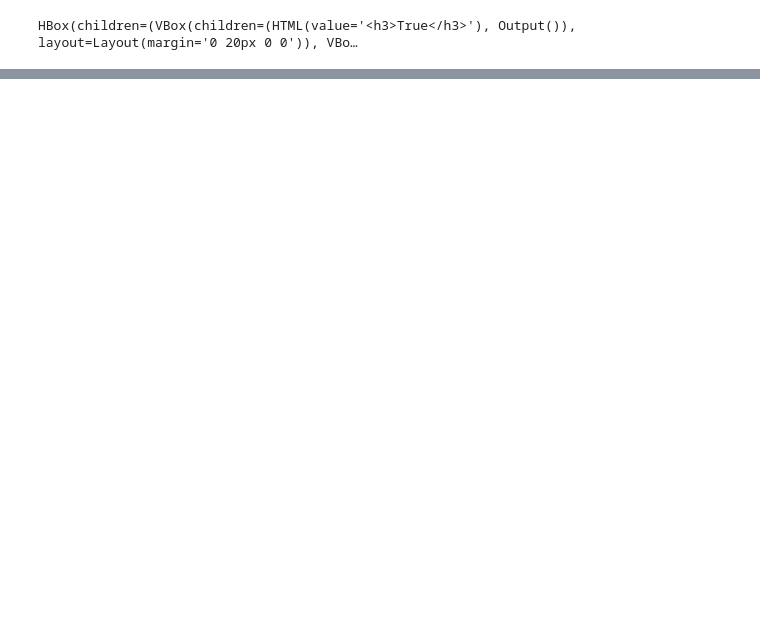
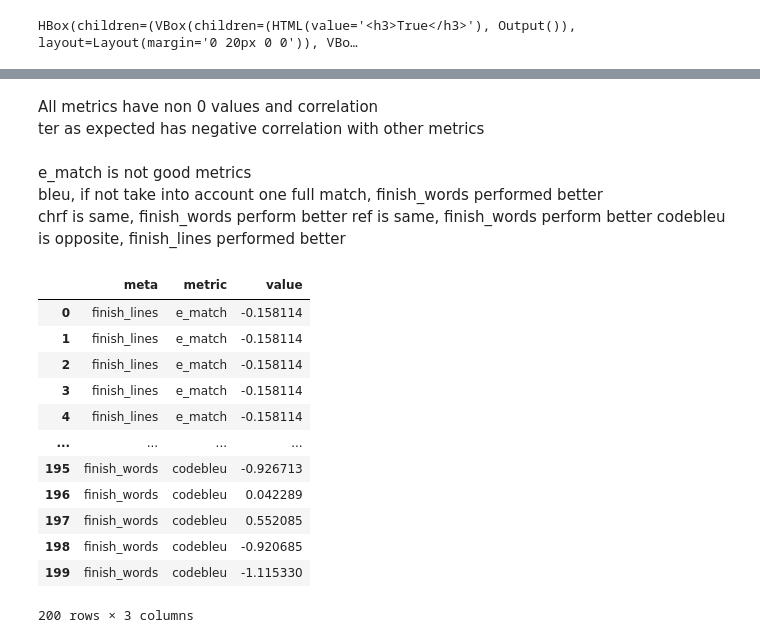
Before and after one commit to grach0v/CoCo, a Jupyter notebook: code/analysis.ipynb, the cells around one changed output, grey strips where cells are left out. Drawn from its saved outputs; the diff is of its cells as text; code cells hidden in the pictures; blank space fills up the shorter version.

```diff
--- a/code/analysis.ipynb
+++ b/code/analysis.ipynb
@@ -281,0 +343,37 @@ WARNING:root:WARNING: There is no reference data-flows extracted from the whole
+# %% [markdown]
+All metrics have non 0 values and correlation
+ter as expected has negative correlation with other metrics
+# %%
+df_show = df.copy()
+df_show[metrics] = df_show[metrics] / df_show[metrics].std()
+df_show[metrics] -= df_show[metrics].mean()
+df_show = df_show[['meta'] + metrics].melt('meta', var_name='metric')
+
+px.box(
+    df_show,
+    x='metric',
+    y='value',
+    color='meta'
+)
+# %% [markdown]
+e_match is not good metrics
+bleu, if not take into account one full match, finish_words performed better
+chrf is same, finish_words perform better
+ref is same, finish_words perform better
+codebleu is opposite, finish_lines performed better
+# %%
+df_show
+# %% [output]
+|  | meta | metric | value |
+| 0 | finish_lines | e_match | -0.158114 |
+| 1 | finish_lines | e_match | -0.158114 |
+| 2 | finish_lines | e_match | -0.158114 |
+| 3 | finish_lines | e_match | -0.158114 |
+| 4 | finish_lines | e_match | -0.158114 |
+| ... | ... | ... | ... |
+| 195 | finish_words | codebleu | -0.926713 |
+| 196 | finish_words | codebleu | 0.042289 |
+| 197 | finish_words | codebleu | 0.552085 |
+| 198 | finish_words | codebleu | -0.920685 |
+| 199 | finish_words | codebleu | -1.115330 |
+200 rows × 3 columns
```
Also changed, not shown: parts of 50 cells of this notebook, 3 other files.
